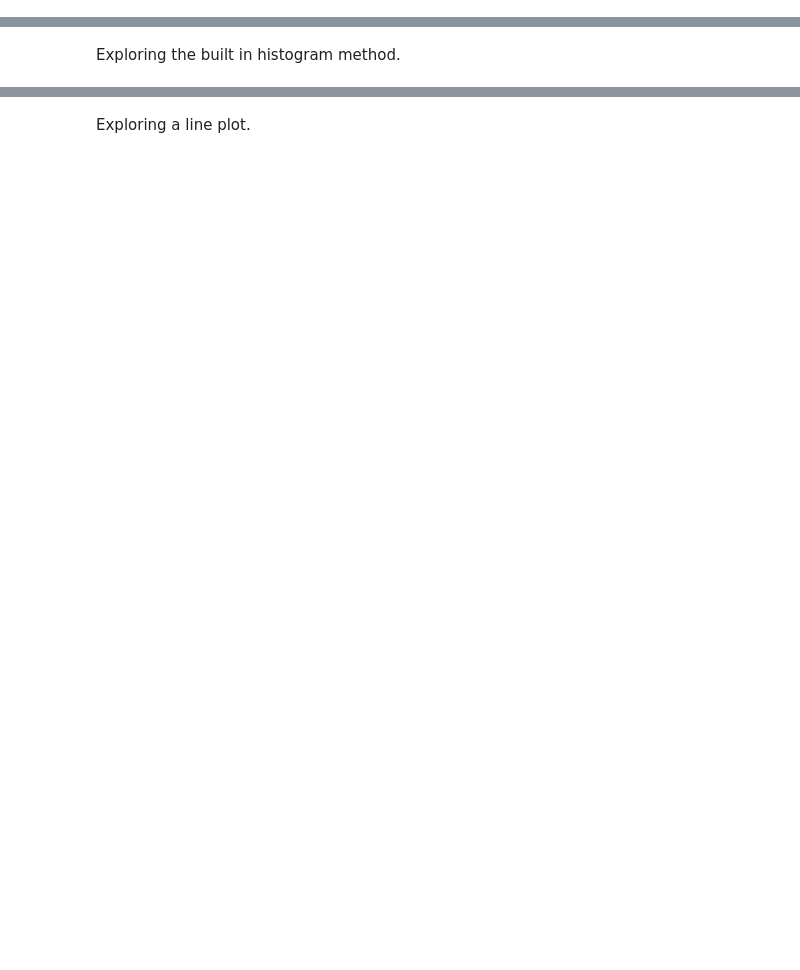
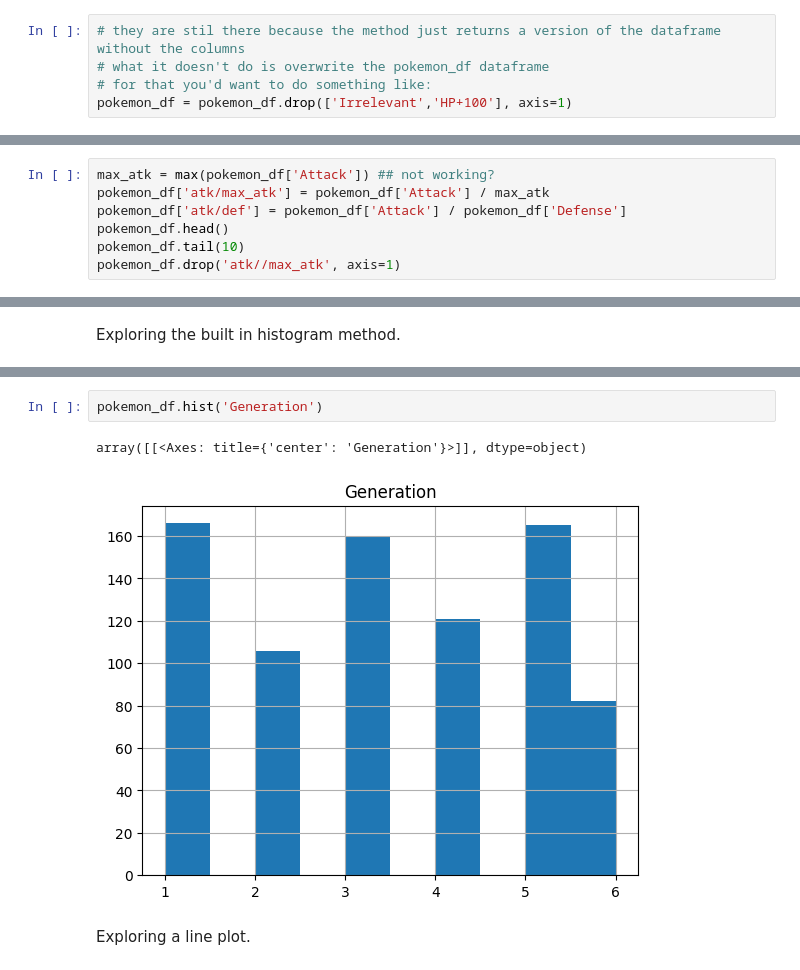
Before and after one commit to JosephB2/Code-Lancashire-Python-Module, a Jupyter notebook: Pandas.ipynb, the cells around one changed output, grey strips where cells are left out. Saved outputs shown, nothing was run; the diff lists cells and outputs as text; blank space fills up the shorter version.

```diff
--- a/Pandas.ipynb
+++ b/Pandas.ipynb
@@ -262,5 +300,17 @@ pokemon_df.head()
 pokemon_df.at[0,'Irrelevant'] = 10
 # %% [markdown]
 Question: why are the columns still there then? how do we actually get rid of them?
+# %%
+# they are stil there because the method just returns a version of the dataframe without the columns
+# what it doesn't do is overwrite the pokemon_df dataframe
+# for that you'd want to do something like:
+pokemon_df = pokemon_df.drop(['Irrelevant','HP+100'], axis=1)
 # %% [markdown]
 Exercise: create a new column where the Attack of each pokemon is divided by the maximum value on the attack column, and a new column containing the division of the attack and defense stats.
+# %%
+max_atk = max(pokemon_df['Attack']) ## not working?
+pokemon_df['atk/max_atk'] = pokemon_df['Attack'] / max_atk
+pokemon_df['atk/def'] = pokemon_df['Attack'] / pokemon_df['Defense']
+pokemon_df.head()
+pokemon_df.tail(10)
+pokemon_df.drop('atk//max_atk', axis=1)
@@ -302,3 +455,8 @@ pokemon_df.hist('Attack')
+# %%
+pokemon_df.hist('Generation')
+# %% [output]
+array([[<Axes: title={'center': 'Generation'}>]], dtype=object)
+[figure, added]
 # %% [markdown]
 Exploring a line plot.
 # %%
```
Also changed, not shown: parts of 30 cells of this notebook, 2 other files.
